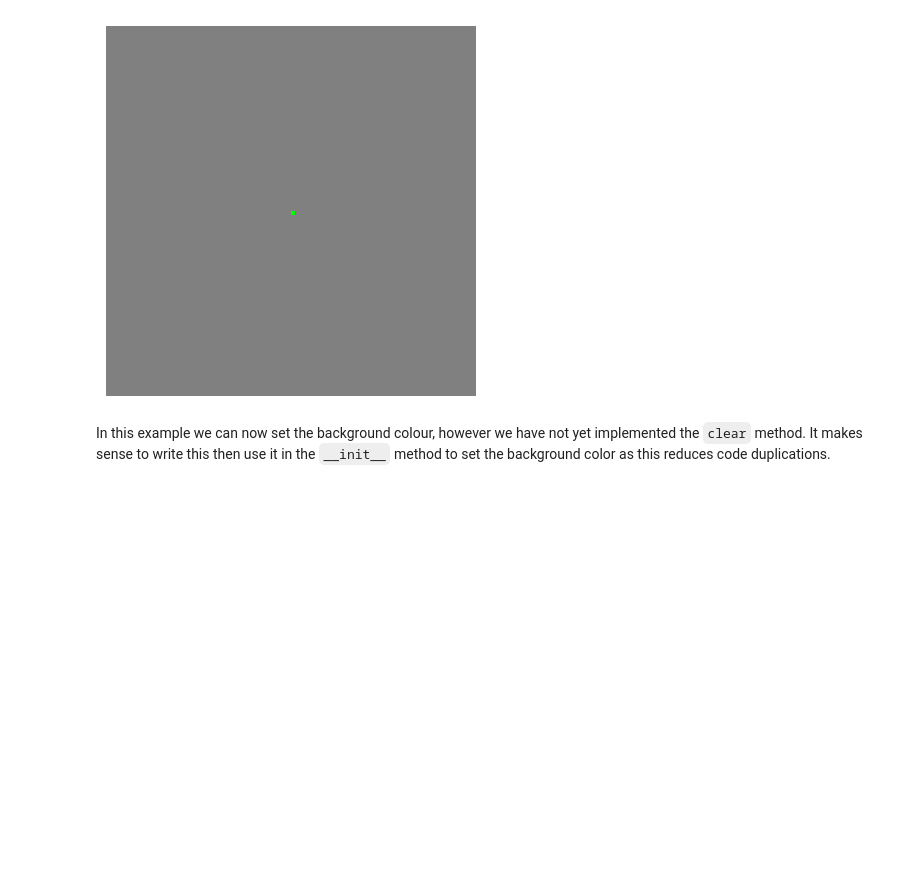
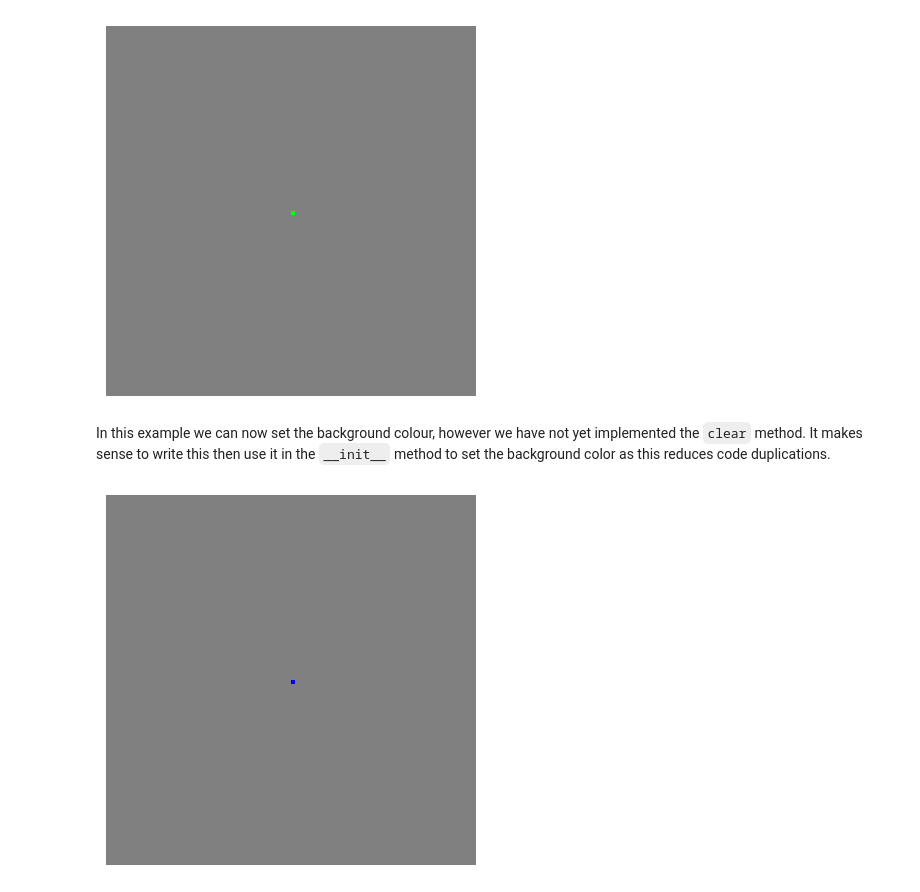
Before and after one commit to NCCA/SEForMedia, a Jupyter notebook: ImageLab/ImageLab.ipynb, the cells around one changed output. Drawn from its saved outputs; the diff is of its cells as text; code cells hidden in the pictures; blank space fills up the shorter version.

````diff
--- a/ImageLab/ImageLab.ipynb
+++ b/ImageLab/ImageLab.ipynb
@@ -165,31 +124,3 @@ image.display()
 [figure]
 # %% [markdown]
 In this example we can now set the background colour, however we have not yet implemented the `clear` method.  It makes sense to write this then use it in the ```__init__``` method to set the background color as this reduces code duplications.
-# %%
-# copy the previous class and add the method and expand
-
-# Copy the image class from previous cell and expand to add the init method
-
-## write a class to create images
-class Image:
-    def __init__(self, width, height, colour=(255,255,255)):
-        self.width = width
-        self.height = height
-        self.clear(colour)
-
-    def clear(self,colour) :
-        self.pixels = np.full((self.height, self.width, 3), colour,dtype=np.uint8)
-
-
-    def set_pixel(self, x, y, color):
-        self.pixels[y, x] = color
-
-    def save(self, filename):
-        img = PILImage.fromarray(self.pixels)
-        img.save(filename)
-
-    def display(self):
-        plt.axis('off')
-        img = PILImage.fromarray(self.pixels)
-        plt.imshow(img)
-        plt.show(img)
@@ -195,0 +129,7 @@ class Image:
+# %%
+image=Image(100,100,(128,128,128))
+image.set_pixel(50,50,(0,0,255))
+image.save('blue.png')
+image.display()
+# %% [output]
+[figure, added]
````
Also changed, not shown: parts of 19 cells of this notebook, 14 other files.
